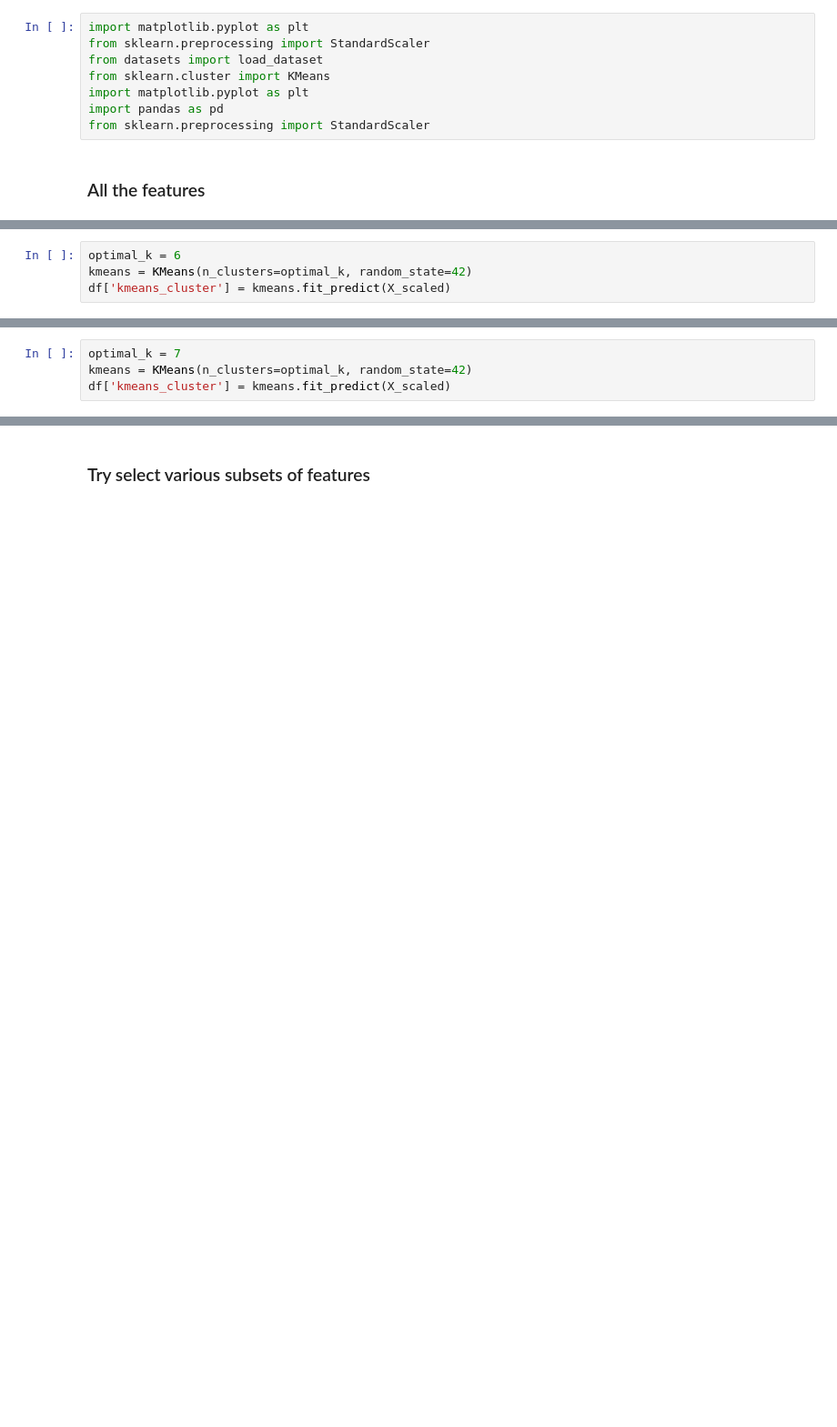
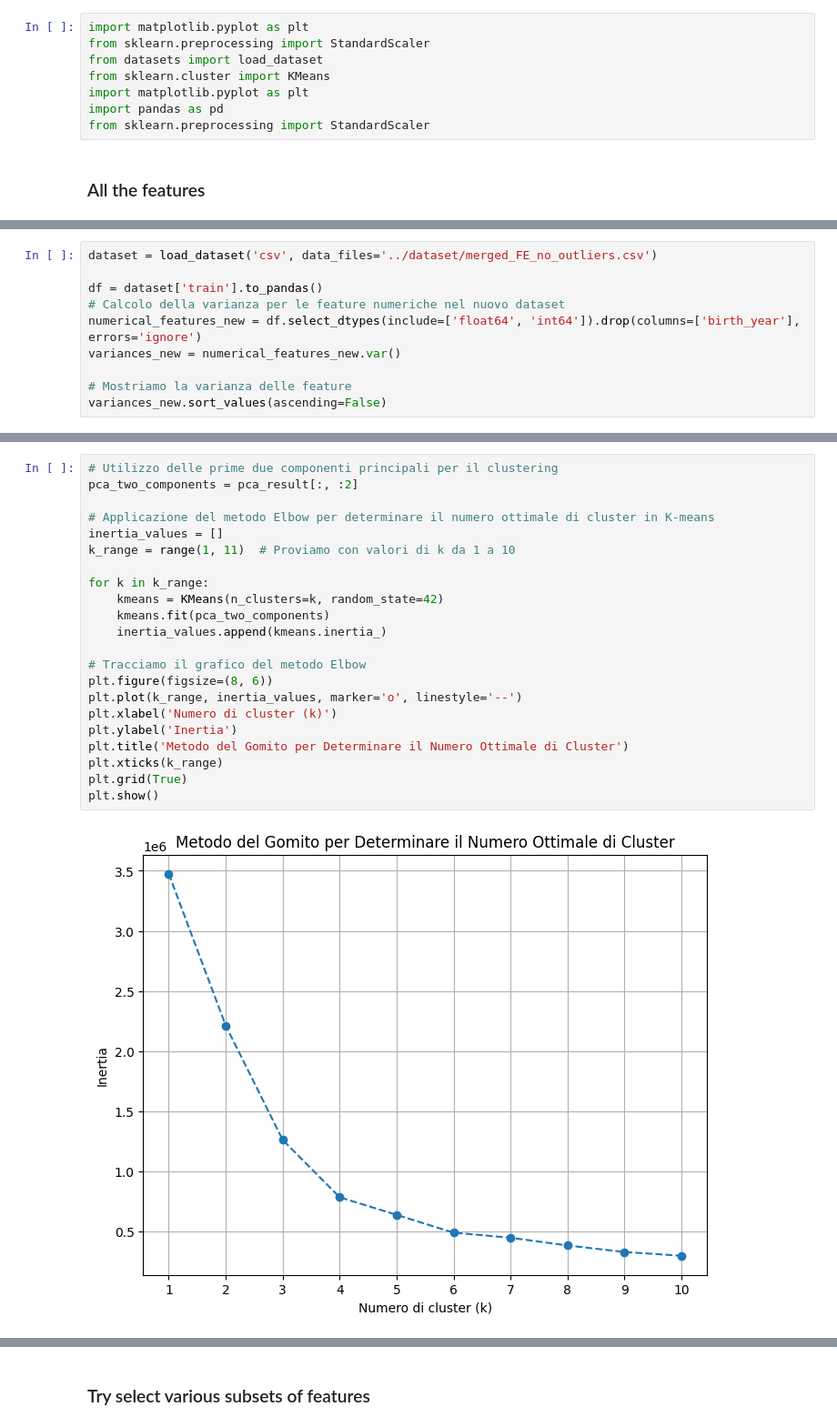
Before and after one commit to Dylan-Nico/Data-Mining-Cyclist-data, a Jupyter notebook: task_3_clustering/k_means.ipynb, the cells around one changed output, grey strips where cells are left out. Shown: that part at 91% size. Drawn from its saved outputs; the diff is of its cells as text; blank space fills up the shorter version.

Commit message:
kmeans

```diff
--- a/task_3_clustering/k_means.ipynb
+++ b/task_3_clustering/k_means.ipynb
@@ -376,4 +349,0 @@ plt.show()
-# %%
-optimal_k = 6
-kmeans = KMeans(n_clusters=optimal_k, random_state=42)
-df['kmeans_cluster'] = kmeans.fit_predict(X_scaled)
@@ -398,4 +349,0 @@ plt.show()
-# %%
-optimal_k = 7
-kmeans = KMeans(n_clusters=optimal_k, random_state=42)
-df['kmeans_cluster'] = kmeans.fit_predict(X_scaled)
@@ -416,0 +350,10 @@ plt.show()
+# %%
+dataset = load_dataset('csv', data_files='../dataset/merged_FE_no_outliers.csv')
+
+df = dataset['train'].to_pandas()
+# Calcolo della varianza per le feature numeriche nel nuovo dataset
+numerical_features_new = df.select_dtypes(include=['float64', 'int64']).drop(columns=['birth_year'], errors='ignore')
+variances_new = numerical_features_new.var()
+
+# Mostriamo la varianza delle feature
+variances_new.sort_values(ascending=False)
@@ -416,0 +447,24 @@ plt.show()
+# %%
+# Utilizzo delle prime due componenti principali per il clustering
+pca_two_components = pca_result[:, :2]
+
+# Applicazione del metodo Elbow per determinare il numero ottimale di cluster in K-means
+inertia_values = []
+k_range = range(1, 11)  # Proviamo con valori di k da 1 a 10
+
+for k in k_range:
+    kmeans = KMeans(n_clusters=k, random_state=42)
+    kmeans.fit(pca_two_components)
+    inertia_values.append(kmeans.inertia_)
+
+# Tracciamo il grafico del metodo Elbow
+plt.figure(figsize=(8, 6))
+plt.plot(k_range, inertia_values, marker='o', linestyle='--')
+plt.xlabel('Numero di cluster (k)')
+plt.ylabel('Inertia')
+plt.title('Metodo del Gomito per Determinare il Numero Ottimale di Cluster')
+plt.xticks(k_range)
+plt.grid(True)
+plt.show()
+# %% [output]
+[figure, added]
```
Also changed, not shown: parts of 7 cells of this notebook.
